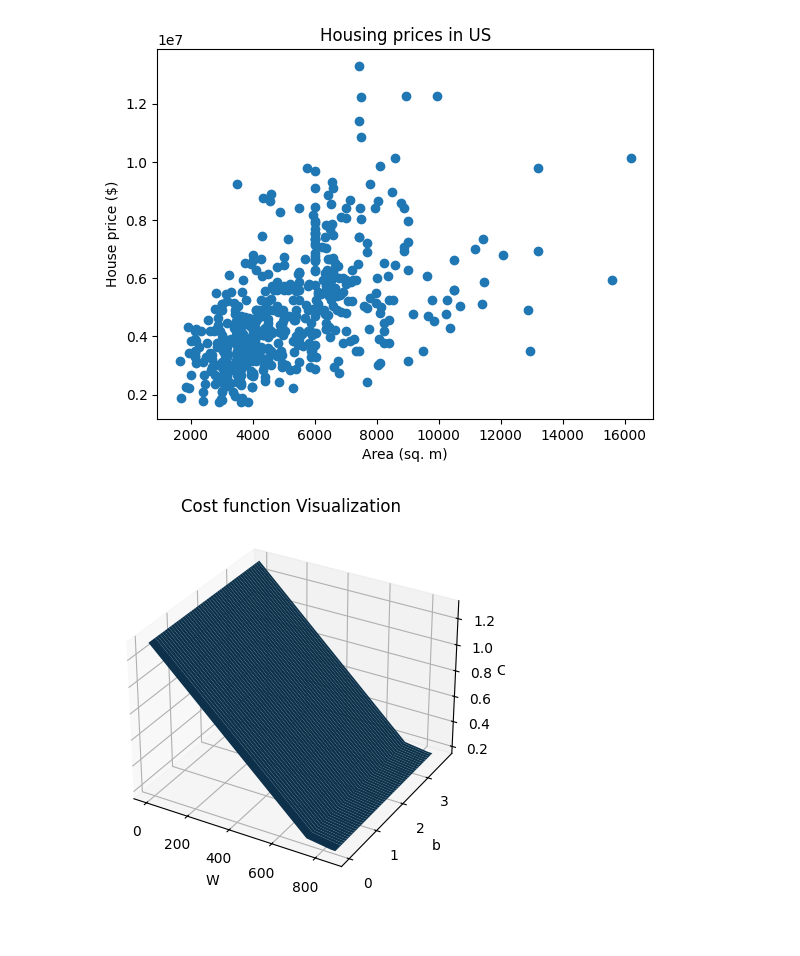
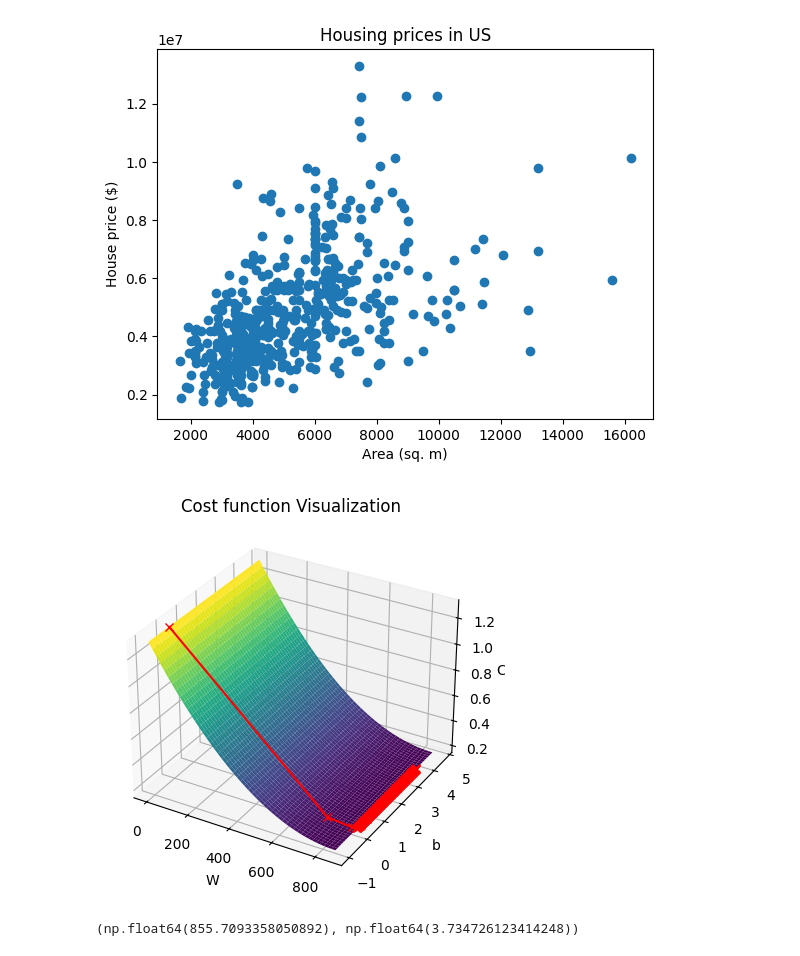
Before and after one commit to Sachet27/ML_Training, a Jupyter notebook: src/gradient_descent.ipynb, the cells around one changed output. Saved outputs shown, nothing was run; the diff lists cells and outputs as text; code cells hidden in the pictures.

Commit message:
added some plots to make cost evaluation clearer

```diff
--- a/src/gradient_descent.ipynb
+++ b/src/gradient_descent.ipynb
@@ -89,11 +87,18 @@ for i in range(W.shape[0]):
 # %%
 #plotting 3d plot
 axs= plt.axes(projection= '3d')
-axs.plot_surface(W, B, J)
+axs.plot_surface(W, B, J, cmap= 'viridis')
 axs.set_xlabel('W')
 axs.set_ylabel('b')
 axs.set_zlabel('Cost')
 axs.set_title('Cost function Visualization')
+
+axs.plot(param_hist[:,0], param_hist[:, 1], cost_hist, lw= 1.5, zorder=5, c= 'red', marker= 'x')
+
 plt.show()
 # %% [output]
-[figure, old version]
+[figure, new version]
+# %%
+w,b
+# %% [output]
+(np.float64(855.7093358050892), np.float64(3.734726123414248))
```
Also changed, not shown: parts of 4 cells of this notebook.
